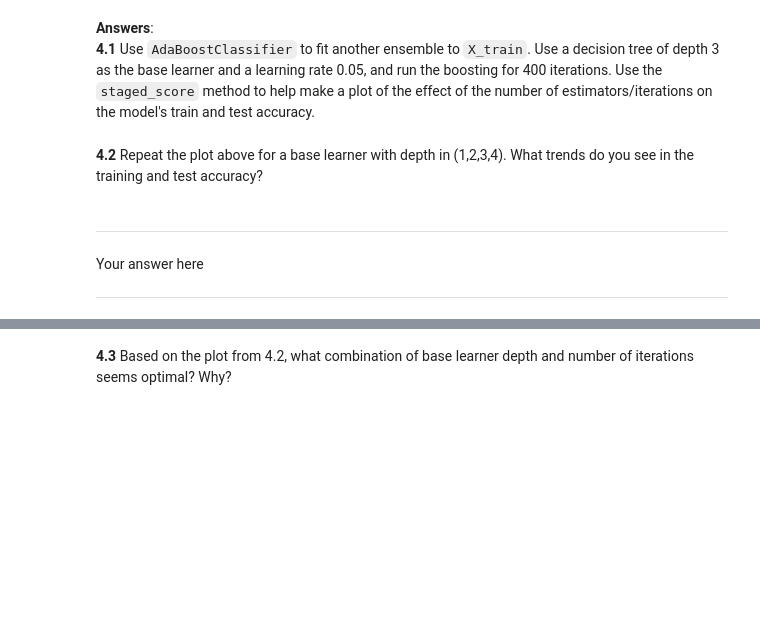
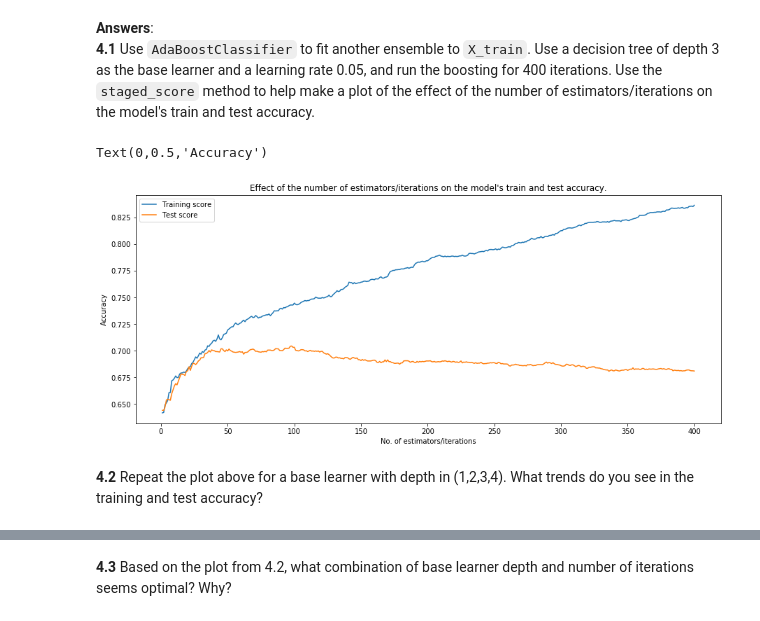
Before and after one commit to karanbhandarkar/CSCIS-109a-IntroductionToDataScience, a Jupyter notebook: Week 6/HW6/HW6.ipynb, the cells around one changed output, grey strips where cells are left out. Drawn from its saved outputs; the diff is of its cells as text; code cells hidden in the pictures; blank space fills up the shorter version.

```diff
--- a/Week 6/HW6/HW6.ipynb
+++ b/Week 6/HW6/HW6.ipynb
@@ -314,2 +314,28 @@ We'll focus on the AdaBoost flavor of boosting and examine what happens to the e
+# %%
+# your code here
+ada_boost_classifier = AdaBoostClassifier(
+    DecisionTreeClassifier(max_depth=3),
+    n_estimators=400,
+    learning_rate=0.05)
+
+ada_boost_classifier.fit(X_train, y_train)
+
+staged_scores = ada_boost_classifier.staged_score(X_test, y_test)
+# %%
+estimators_num=len(ada_boost_classifier.estimators_)
+X=range(1,estimators_num+1)
+
+fig, ax = plt.subplots(1,1, figsize=(15,6))
+
+ax.plot(list(X),list(ada_boost_classifier.staged_score(X_train, y_train)),label="Training score")
+ax.plot(list(X),list(ada_boost_classifier.staged_score(X_test, y_test)),label="Test score")
+
+ax.legend()
+ax.set_title('Effect of the number of estimators/iterations on the model\'s train and test accuracy.')
+ax.set_xlabel('No. of estimators/iterations')
+ax.set_ylabel('Accuracy')
+# %% [output]
+Text(0,0.5,'Accuracy')
+[figure, added]
 # %% [markdown]
 **4.2** Repeat the plot above for a base learner with depth in (1,2,3,4). What trends do you see in the training and test accuracy?
@@ -318,5 +341,0 @@ We'll focus on the AdaBoost flavor of boosting and examine what happens to the e
-# %% [markdown]
-----
-Your answer here
-
-----
```
Also changed, not shown: parts of 9 cells of this notebook.
